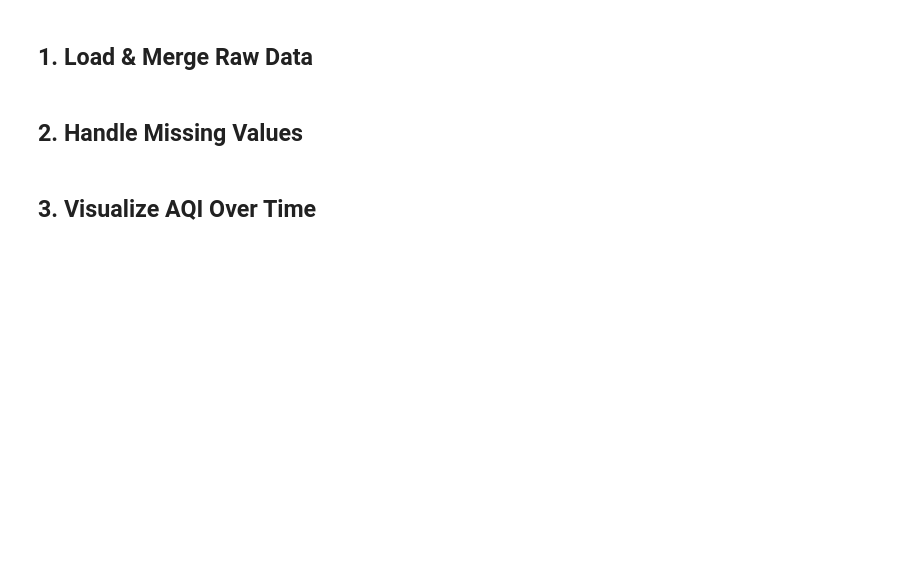
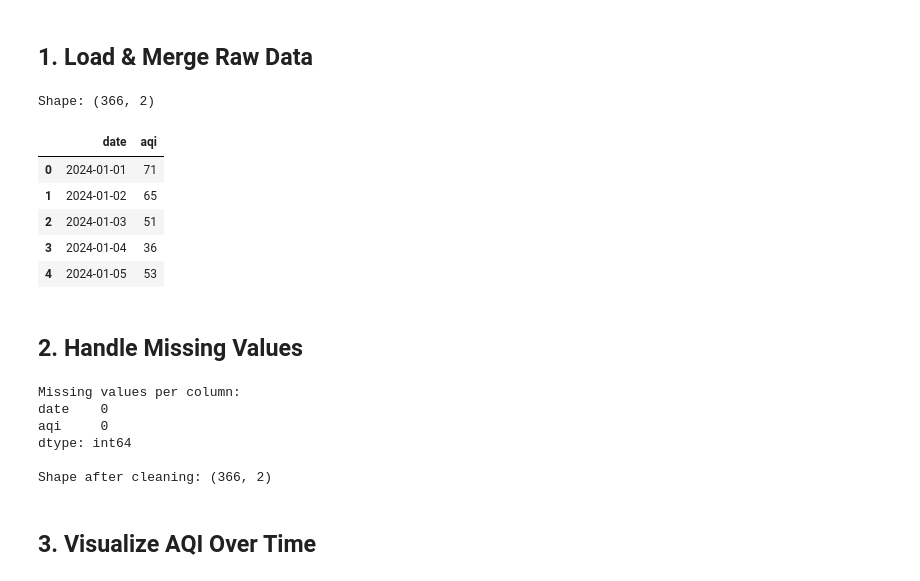
Before and after one commit to dripnooblovesyou/aqi-predictor, a Jupyter notebook: notebooks/02_eda.ipynb, the cells around one changed output. Cells and saved outputs as stored; diff of their text form; code cells hidden in the pictures; blank space fills up the shorter version.

```diff
--- a/notebooks/02_eda.ipynb
+++ b/notebooks/02_eda.ipynb
@@ -12,16 +12,19 @@ sns.set_theme(style='whitegrid', palette='muted')
 plt.rcParams['figure.figsize'] = (14, 5)
 # %% [markdown]
 ## 1. Load & Merge Raw Data
-# %%
-aqi_df     = pd.read_csv('../data/raw/aqi_raw.csv',     parse_dates=['date'])
-weather_df = pd.read_csv('../data/raw/weather_raw.csv', parse_dates=['date'])
-
-# Merge on date — inner join keeps only days with both AQI and weather
-df = aqi_df[['date', 'aqi']].merge(weather_df, on='date', how='inner')
-df = df.sort_values('date').reset_index(drop=True)
-
-print(f'Merged shape: {df.shape}')
-df.head()
+# %%
+df = aqi_df[['date', 'aqi']].copy()
+df = df.sort_values('date').reset_index(drop=True)
+print(f'Shape: {df.shape}')
+df.head()
+# %% [output]
+Shape: (366, 2)
+|  | date | aqi |
+| 0 | 2024-01-01 | 71 |
+| 1 | 2024-01-02 | 65 |
+| 2 | 2024-01-03 | 51 |
+| 3 | 2024-01-04 | 36 |
+| 4 | 2024-01-05 | 53 |
 # %% [markdown]
 ## 2. Handle Missing Values
 # %%
@@ -40,6 +43,13 @@ for col in weather_cols:
 
 df = df.dropna()
 print(f'\nShape after cleaning: {df.shape}')
+# %% [output]
+Missing values per column:
+date    0
+aqi     0
+dtype: int64
+
+Shape after cleaning: (366, 2)
 # %% [markdown]
 ## 3. Visualize AQI Over Time
 # %%
```
Also changed, not shown: parts of 4 cells of this notebook, 1 other file.
